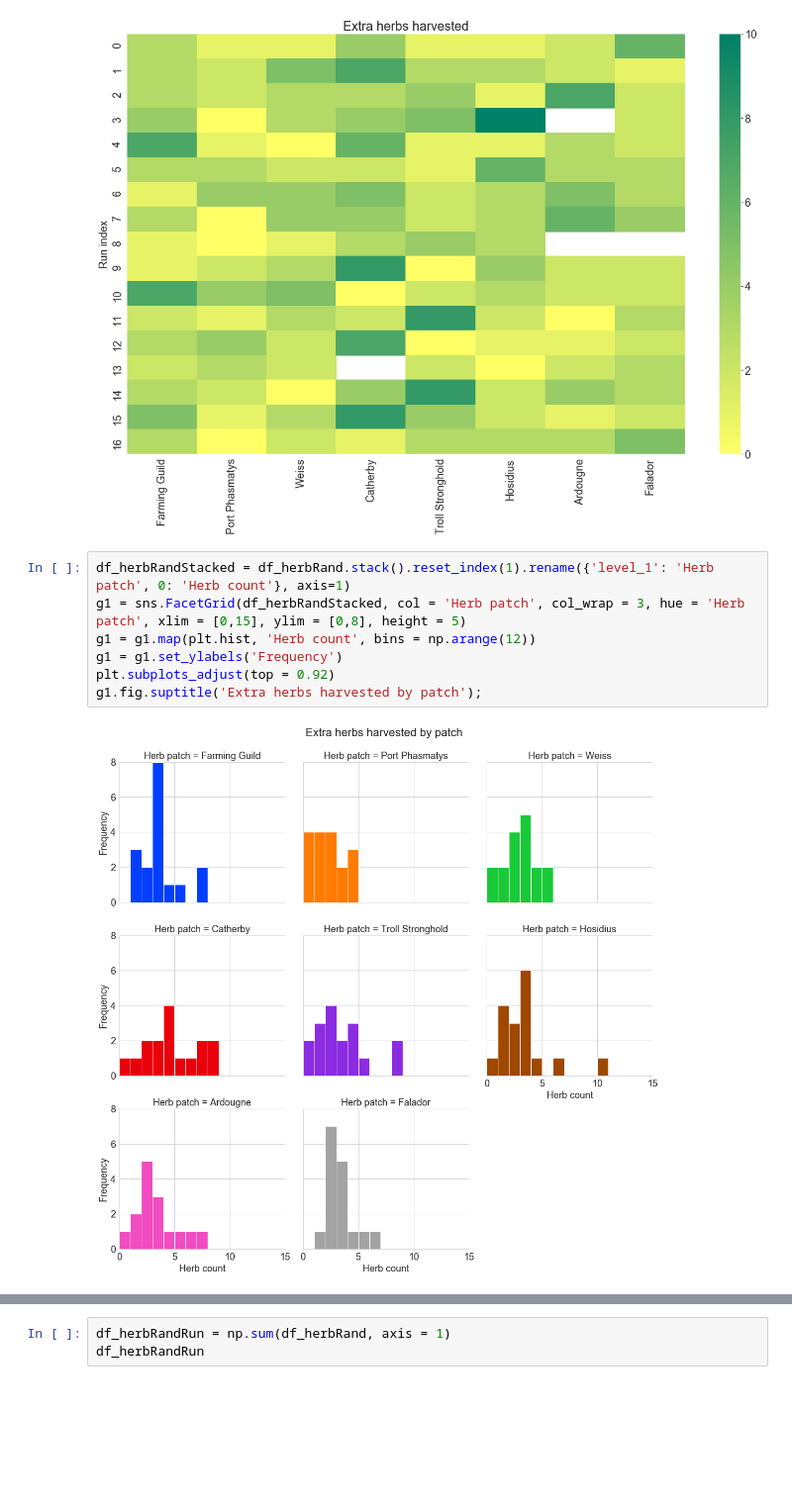
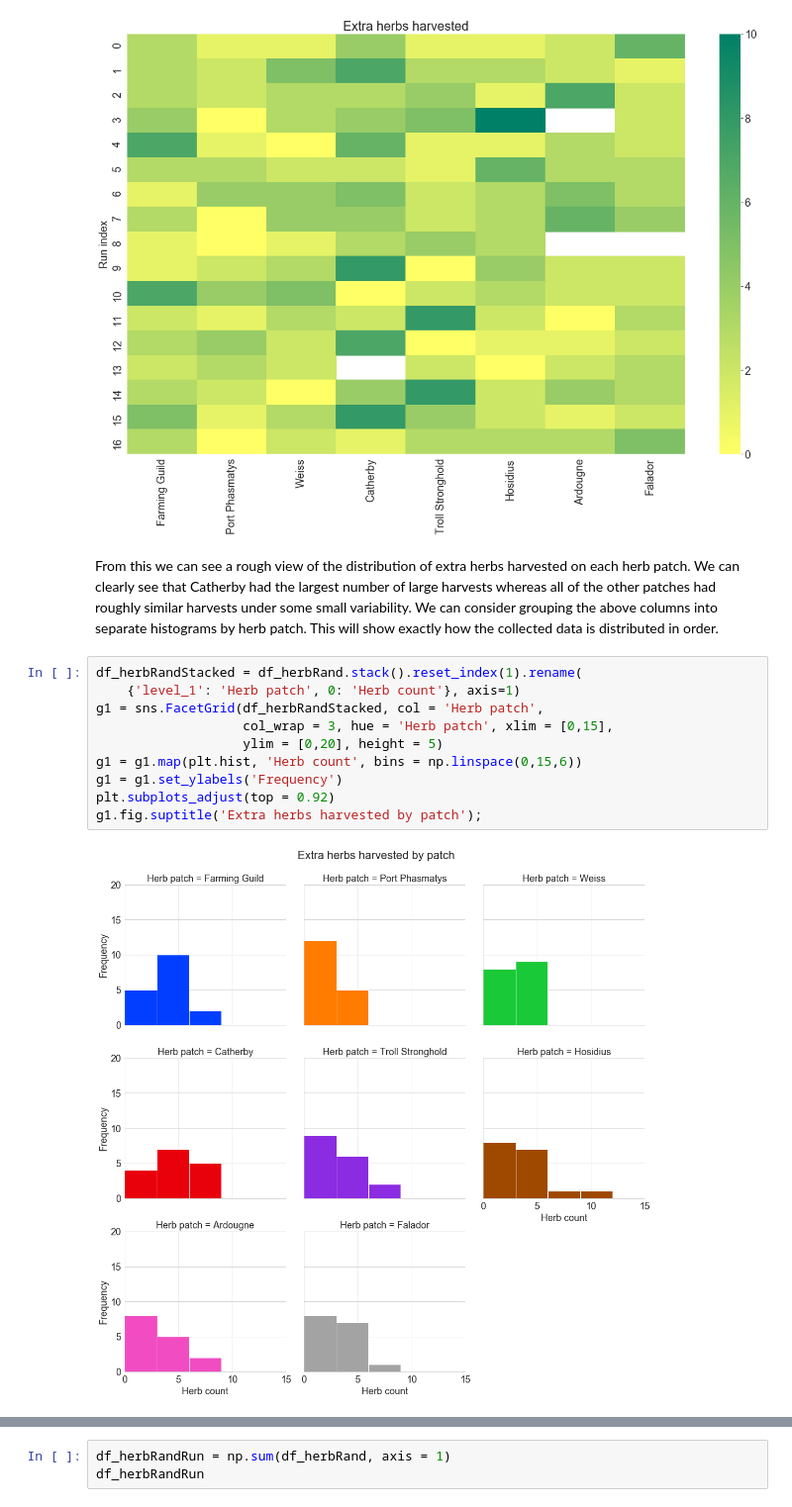
Before and after one commit to HStuklis/my-projects, a Jupyter notebook: Herb-Runs/04-Herb-Runs.ipynb, the cells around one changed output, grey strips where cells are left out. Shown at 99% size. Drawn from its saved outputs; the diff is of its cells as text; blank space fills up the shorter version.

```diff
--- a/Herb-Runs/04-Herb-Runs.ipynb
+++ b/Herb-Runs/04-Herb-Runs.ipynb
@@ -112,12 +112,17 @@ plt.ylabel("Run index")
 plt.title("Extra herbs harvested");
 # %% [output]
 [figure]
+# %% [markdown]
+From this we can see a rough view of the distribution of extra herbs harvested on each herb patch. We can clearly see that Catherby had the largest number of large harvests whereas all of the other patches had roughly similar harvests under some small variability. We can consider grouping the above columns into separate histograms by herb patch. This will show exactly how the collected data is distributed in order.
 # %%
-df_herbRandStacked = df_herbRand.stack().reset_index(1).rename({'level_1': 'Herb patch', 0: 'Herb count'}, axis=1)
-g1 = sns.FacetGrid(df_herbRandStacked, col = 'Herb patch', col_wrap = 3, hue = 'Herb patch', xlim = [0,15], ylim = [0,8], height = 5)
-g1 = g1.map(plt.hist, 'Herb count', bins = np.arange(12))
+df_herbRandStacked = df_herbRand.stack().reset_index(1).rename(
+    {'level_1': 'Herb patch', 0: 'Herb count'}, axis=1)
+g1 = sns.FacetGrid(df_herbRandStacked, col = 'Herb patch',
+                   col_wrap = 3, hue = 'Herb patch', xlim = [0,15],
+                   ylim = [0,20], height = 5)
+g1 = g1.map(plt.hist, 'Herb count', bins = np.linspace(0,15,6))
 g1 = g1.set_ylabels('Frequency')
 plt.subplots_adjust(top = 0.92)
 g1.fig.suptitle('Extra herbs harvested by patch');
 # %% [output]
-[figure, old version]
+[figure, new version]
```
Also changed, not shown: parts of 10 cells of this notebook.
